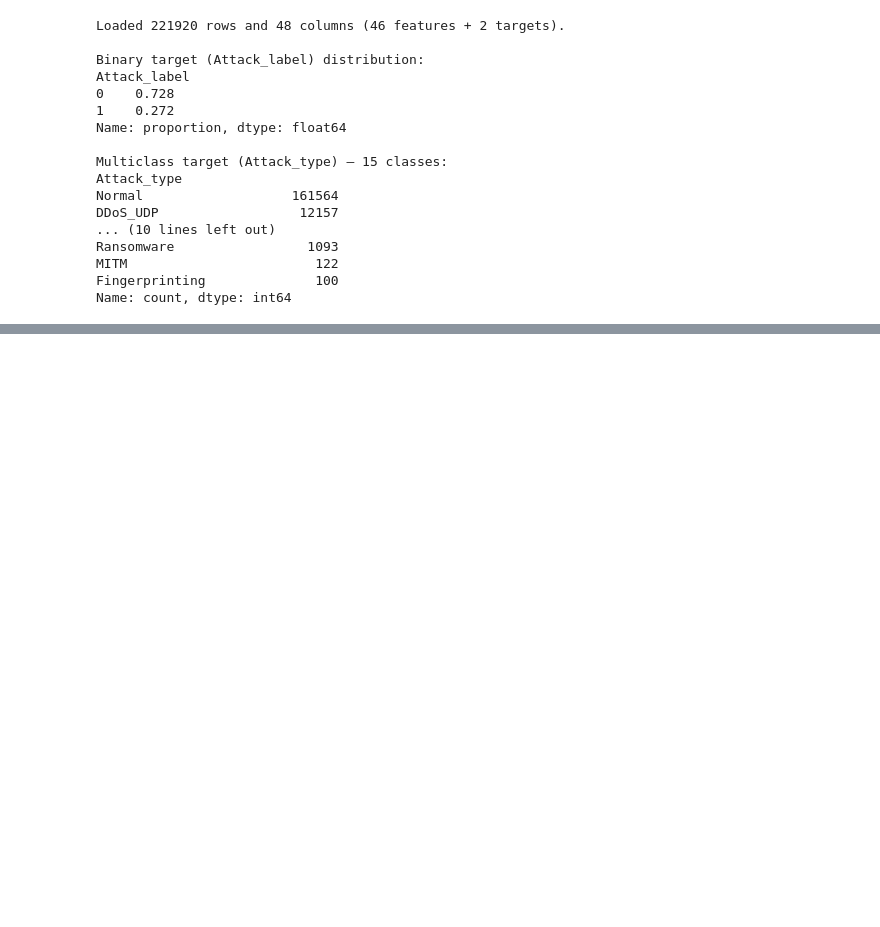
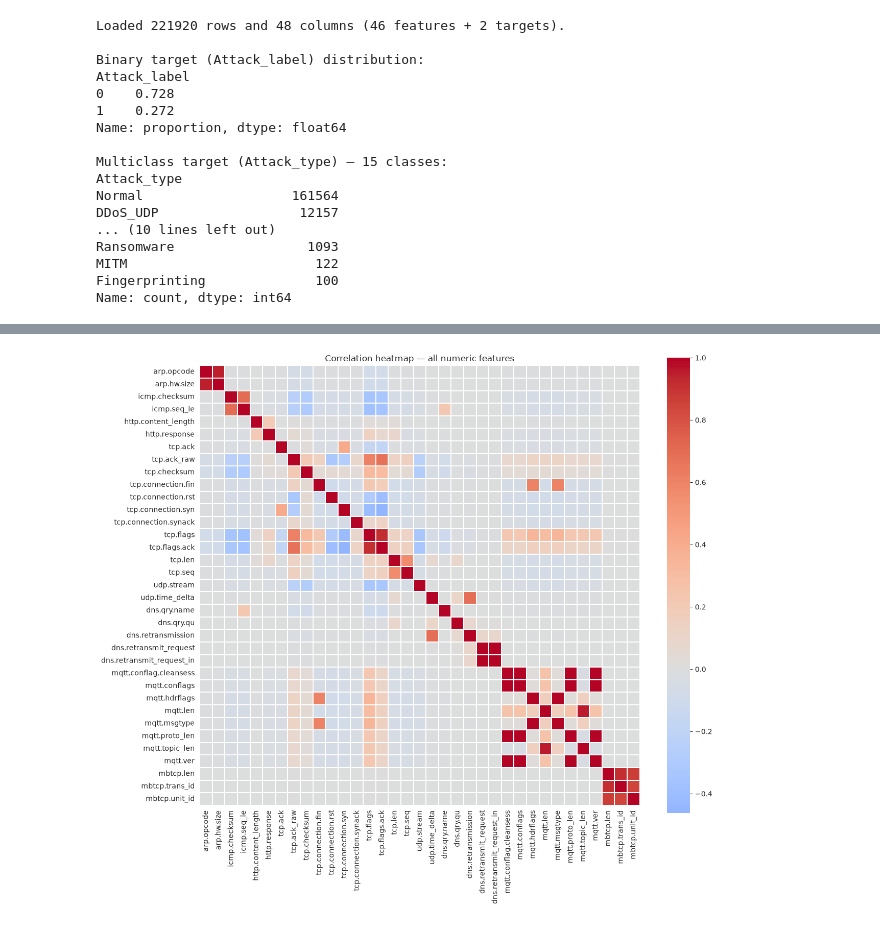
Before and after one commit to ablayeT/edge-iiotset-project, a Jupyter notebook: notebooks/01_final_project_edgeiiot.ipynb, the cells around one changed output, grey strips where cells are left out. Saved outputs shown, nothing was run; the diff lists cells and outputs as text; code cells hidden in the pictures; blank space fills up the shorter version.

```diff
--- a/notebooks/01_final_project_edgeiiot.ipynb
+++ b/notebooks/01_final_project_edgeiiot.ipynb
@@ -270,0 +558,16 @@ once for multiclass (`Attack_type`), as required.
+# %%
+num_df = df.select_dtypes(include=[np.number]).drop(columns=['Attack_label'])
+corr = num_df.corr()
+corr = corr.dropna(axis=0, how='all').dropna(axis=1, how='all')  # drop constant cols (NaN corr)
+
+high_corr = []
+cols = corr.columns
+for i in range(len(cols)):
+    for j in range(i + 1, len(cols)):
+        v = corr.iloc[i, j]
+        if pd.notna(v) and abs(v) > 0.9:
+            high_corr.append((cols[i], cols[j], round(float(v), 3)))
+
+print(f"Feature pairs with |r| > 0.9: {len(high_corr)}")
+for pair in high_corr[:25]:
+    print(pair)
@@ -270,0 +588,9 @@ once for multiclass (`Attack_type`), as required.
+# %%
+fig, ax = plt.subplots(figsize=(13, 11))
+sns.heatmap(corr, annot=False, cmap='coolwarm', center=0, square=True,
+            linewidths=0.2, ax=ax)
+ax.set_title('Correlation heatmap — all numeric features')
+plt.tight_layout()
+plt.show()
+# %% [output]
+[figure, added]
```
Also changed, not shown: parts of 60 cells of this notebook.
